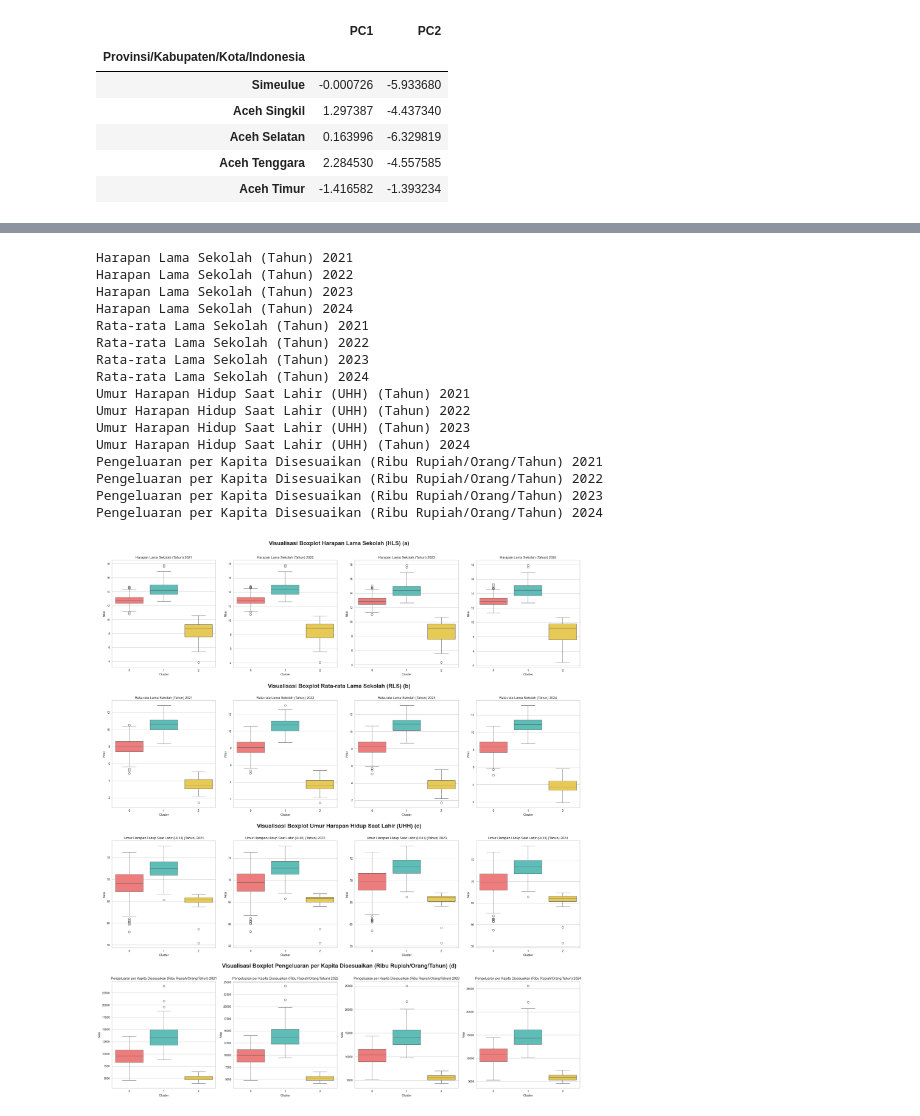
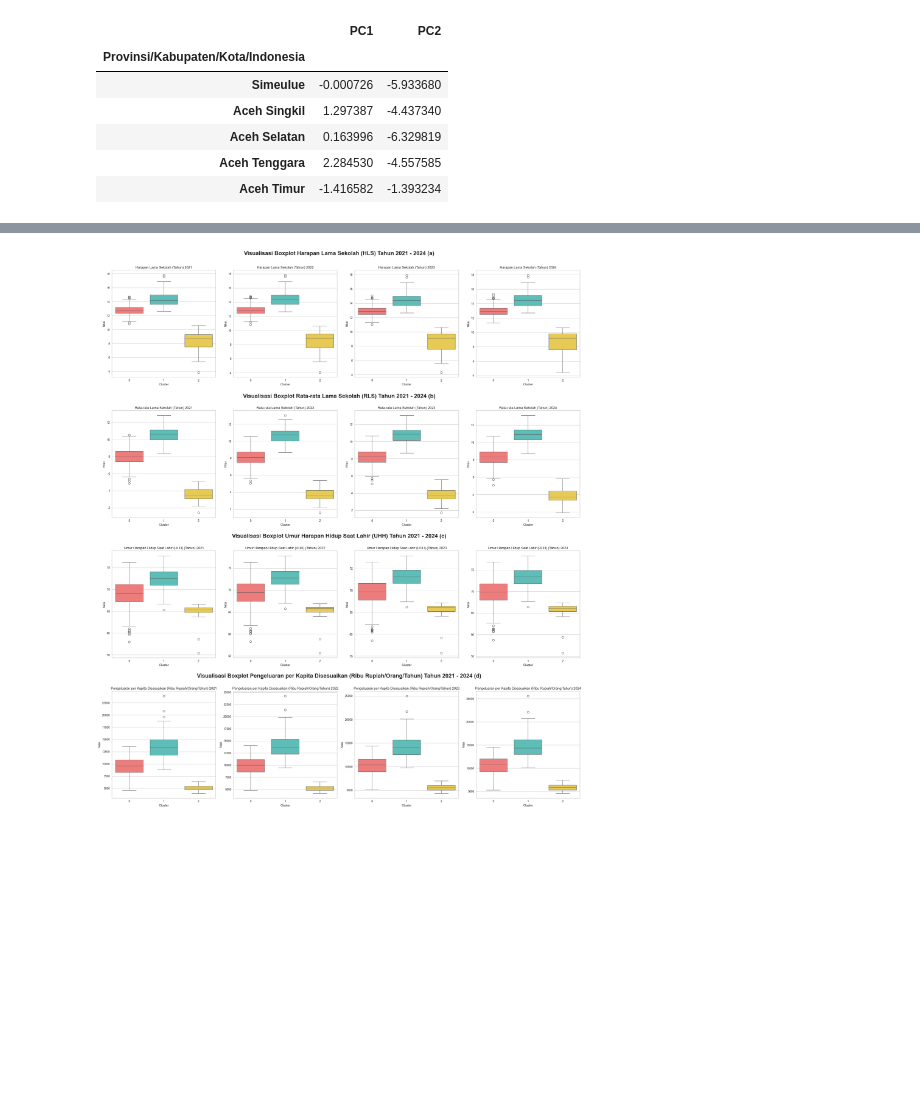
Before and after one commit to VincentWu503/535240039_UAS_ML, a Jupyter notebook: 535240039.ipynb, the cells around one changed output, grey strips where cells are left out. Cells and saved outputs as stored; diff of their text form; code cells hidden in the pictures; blank space fills up the shorter version.

```diff
--- a/535240039.ipynb
+++ b/535240039.ipynb
@@ -579,11 +594,11 @@ offset = 11
 fig, axes = plt.subplots(nrows=4, ncols=4, figsize=(24, 28))
 # Sesuaikan jumlah baris dan kolom sesuai kebutuhan
 axes = axes.flatten()
-fig.text(0.5, 0.98, 'Visualisasi Boxplot Harapan Lama Sekolah (HLS) (a)', ha='center', va='top', fontsize=20, fontweight='bold')
+fig.text(0.5, 0.98, 'Visualisasi Boxplot Harapan Lama Sekolah (HLS) Tahun 2021 - 2024 (a)', ha='center', va='top', fontsize=20, fontweight='bold')
 for i in range(offset, offset + 4):
     curr_ax = axes[i - offset]
     # Plot box plot pada subplot
-    print(cols[i])
+    # print(cols[i])
     # ambil data mulai dari 4 tahun terakhir, tidak usah offset
     sns.boxplot(x=df_visualize['Cluster'], y= df_visualize[cols[i]], data=df_visualize, ax=curr_ax, palette=warna)
     curr_ax.set_title(cols[i])
@@ -592,61 +607,46 @@ for i in range(offset, offset + 4):
 
 offset += 15
 axes = axes.flatten()
-fig.text(0.5, 0.73, 'Visualisasi Boxplot Rata-rata Lama Sekolah (RLS) (b)', ha='center', va='top', fontsize=20, fontweight='bold')
+fig.text(0.5, 0.73, 'Visualisasi Boxplot Rata-rata Lama Sekolah (RLS) Tahun 2021 - 2024 (b)', ha='center', va='top', fontsize=20, fontweight='bold')
 for i in range(offset, offset + 4):
     curr_ax = axes[i - offset - 12]
     # Plot box plot pada subplot
-    print(cols[i])
+    # print(cols[i])
     # ambil data mulai dari 4 tahun terakhir, tidak usah offset
     sns.boxplot(x=df_visualize['Cluster'], y= df_visualize[cols[i]], data=df_visualize, ax=curr_ax, palette=warna)
     curr_ax.set_title(cols[i])
     curr_ax.set_xlabel('Cluster')
     curr_ax.set_ylabel('Nilai')
 
 offset += 15
 axes = axes.flatten()
-fig.text(0.5, 0.485, 'Visualisasi Boxplot Umur Harapan Hidup Saat Lahir (UHH) (c)', ha='center', va='top', fontsize=20, fontweight='bold')
+fig.text(0.5, 0.485, 'Visualisasi Boxplot Umur Harapan Hidup Saat Lahir (UHH) Tahun 2021 - 2024 (c)', ha='center', va='top', fontsize=20, fontweight='bold')
 for i in range(offset, offset + 4):
     curr_ax = axes[i - offset - 8]
     # Plot box plot pada subplot
-    print(cols[i])
+    # print(cols[i])
     # ambil data mulai dari 4 tahun terakhir, tidak usah offset
     sns.boxplot(x=df_visualize['Cluster'], y= df_visualize[cols[i]], data=df_visualize, ax=curr_ax, palette=warna)
     curr_ax.set_title(cols[i])
     curr_ax.set_xlabel('Cluster')
     curr_ax.set_ylabel('Nilai')
 
 offset += 15
 axes = axes.flatten()
-fig.text(0.5, 0.24, 'Visualisasi Boxplot Pengeluaran per Kapita Disesuaikan (Ribu Rupiah/Orang/Tahun) (d)', ha='center', va='top', fontsize=20, fontweight='bold')
+fig.text(0.5, 0.24, 'Visualisasi Boxplot Pengeluaran per Kapita Disesuaikan (Ribu Rupiah/Orang/Tahun) Tahun 2021 - 2024 (d)', ha='center', va='top', fontsize=20, fontweight='bold')
 for i in range(offset, offset + 4):
     curr_ax = axes[i - offset - 4]
     # Plot box plot pada subplot
-    print(cols[i])
+    # print(cols[i])
     # ambil data mulai dari 4 tahun terakhir, tidak usah offset
     sns.boxplot(x=df_visualize['Cluster'], y= df_visualize[cols[i]], data=df_visualize, ax=curr_ax, palette=warna)
     curr_ax.set_title(cols[i])
     curr_ax.set_xlabel('Cluster')
     curr_ax.set_ylabel('Nilai')
 
 # # Mengatur layout agar lebih rapi
 plt.tight_layout(rect=[0, 0, 1, 0.96], h_pad=6.0)
+plt.savefig('images/boxplot.png', dpi=420)
 plt.show()
 # %% [output]
-Harapan Lama Sekolah (Tahun) 2021
-Harapan Lama Sekolah (Tahun) 2022
-Harapan Lama Sekolah (Tahun) 2023
-Harapan Lama Sekolah (Tahun) 2024
-Rata-rata Lama Sekolah (Tahun) 2021
-Rata-rata Lama Sekolah (Tahun) 2022
-Rata-rata Lama Sekolah (Tahun) 2023
-Rata-rata Lama Sekolah (Tahun) 2024
-Umur Harapan Hidup Saat Lahir (UHH) (Tahun) 2021
-Umur Harapan Hidup Saat Lahir (UHH) (Tahun) 2022
-Umur Harapan Hidup Saat Lahir (UHH) (Tahun) 2023
-Umur Harapan Hidup Saat Lahir (UHH) (Tahun) 2024
-Pengeluaran per Kapita Disesuaikan (Ribu Rupiah/Orang/Tahun) 2021
-Pengeluaran per Kapita Disesuaikan (Ribu Rupiah/Orang/Tahun) 2022
-Pengeluaran per Kapita Disesuaikan (Ribu Rupiah/Orang/Tahun) 2023
-Pengeluaran per Kapita Disesuaikan (Ribu Rupiah/Orang/Tahun) 2024
-[figure, old version]
+[figure, new version]
```
Also changed, not shown: parts of 12 cells of this notebook, 6 other files.
